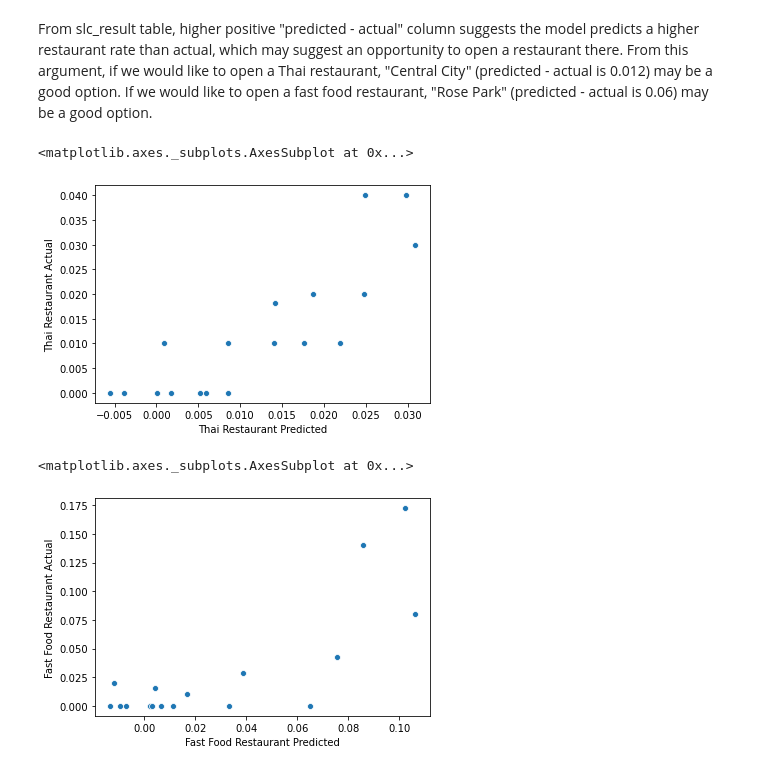
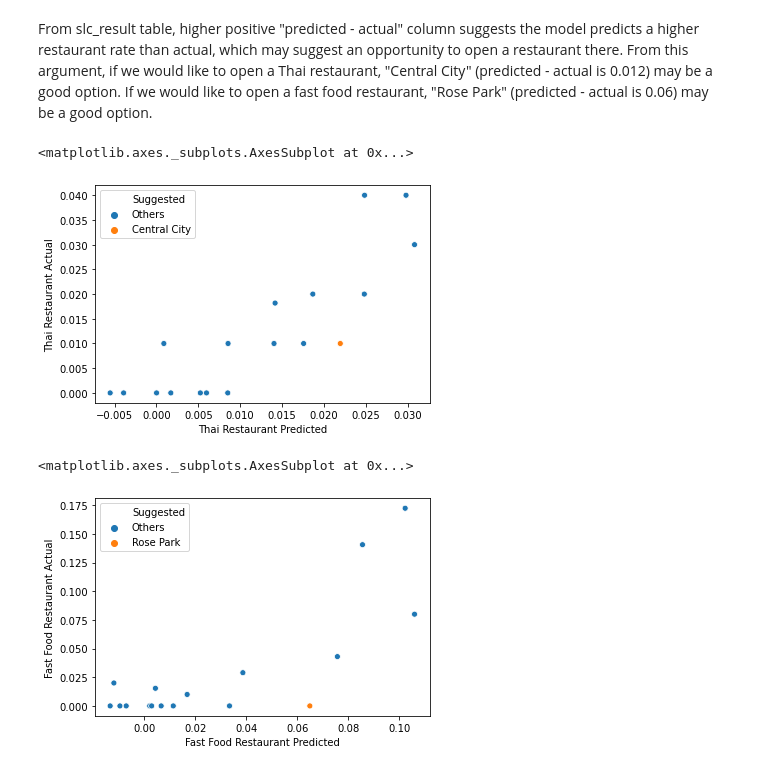
Before and after one commit to kanzhang36/Coursera_Capstone, a Jupyter notebook: Capstone Project Week5 Restaurant in SLC.ipynb, the cells around one changed output. Drawn from its saved outputs; the diff is of its cells as text; code cells hidden in the pictures.

```diff
--- a/Capstone Project Week5 Restaurant in SLC.ipynb
+++ b/Capstone Project Week5 Restaurant in SLC.ipynb
@@ -975,12 +975,16 @@ slc_result
 # %% [markdown]
 From slc_result table, higher positive "predicted - actual" column suggests the model predicts a higher restaurant rate than actual, which may suggest an opportunity to open a restaurant there. From this argument, if we would like to open a Thai restaurant, "Central City" (predicted - actual is 0.012) may be a good option. If we would like to open a fast food restaurant, "Rose Park" (predicted - actual is 0.06) may be a good option.
 # %%
-sns.scatterplot(data=slc_result, x="Thai Restaurant Predicted", y="Thai Restaurant Actual")
+slc_result1 = slc_result
+slc_result1['Suggested']= slc_result1["Neighborhood"].apply(lambda x: "Central City" if x=="Central City" else "Others")
+sns.scatterplot(data=slc_result1, x="Thai Restaurant Predicted", y="Thai Restaurant Actual", hue="Suggested")
 # %% [output]
 <matplotlib.axes._subplots.AxesSubplot at 0x...>
-[figure, old version]
+[figure, new version]
 # %%
-sns.scatterplot(data=slc_result, x="Fast Food Restaurant Predicted", y="Fast Food Restaurant Actual")
+slc_result2 = slc_result
+slc_result2['Suggested']= slc_result2["Neighborhood"].apply(lambda x: "Rose Park" if x=="Rose Park" else "Others")
+sns.scatterplot(data=slc_result2, x="Fast Food Restaurant Predicted", y="Fast Food Restaurant Actual", hue="Suggested")
 # %% [output]
 <matplotlib.axes._subplots.AxesSubplot at 0x...>
-[figure, old version]
+[figure, new version]
```
